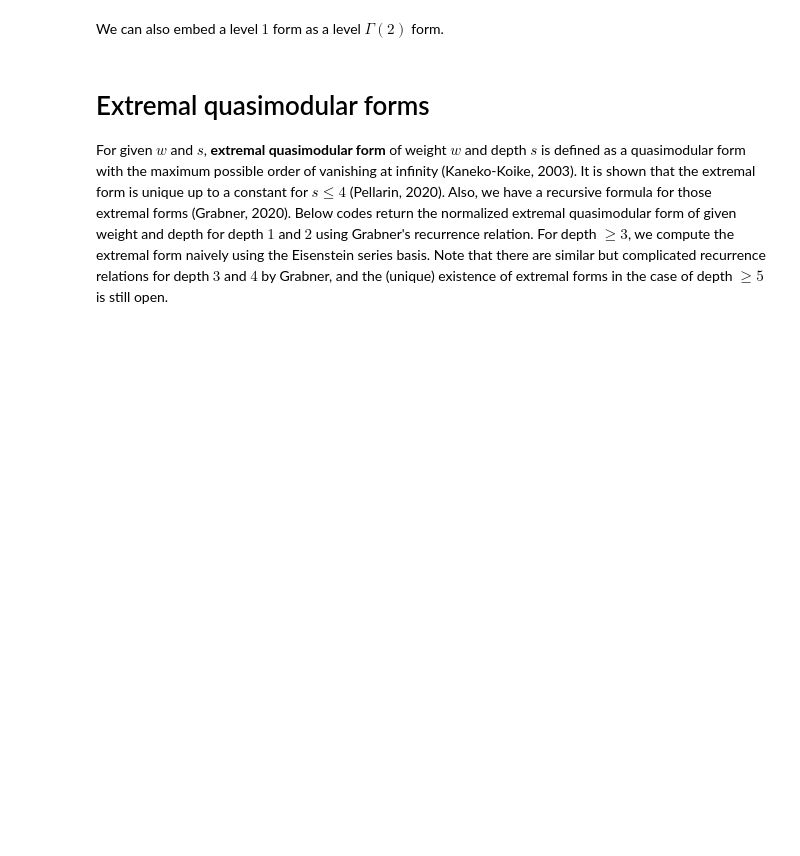
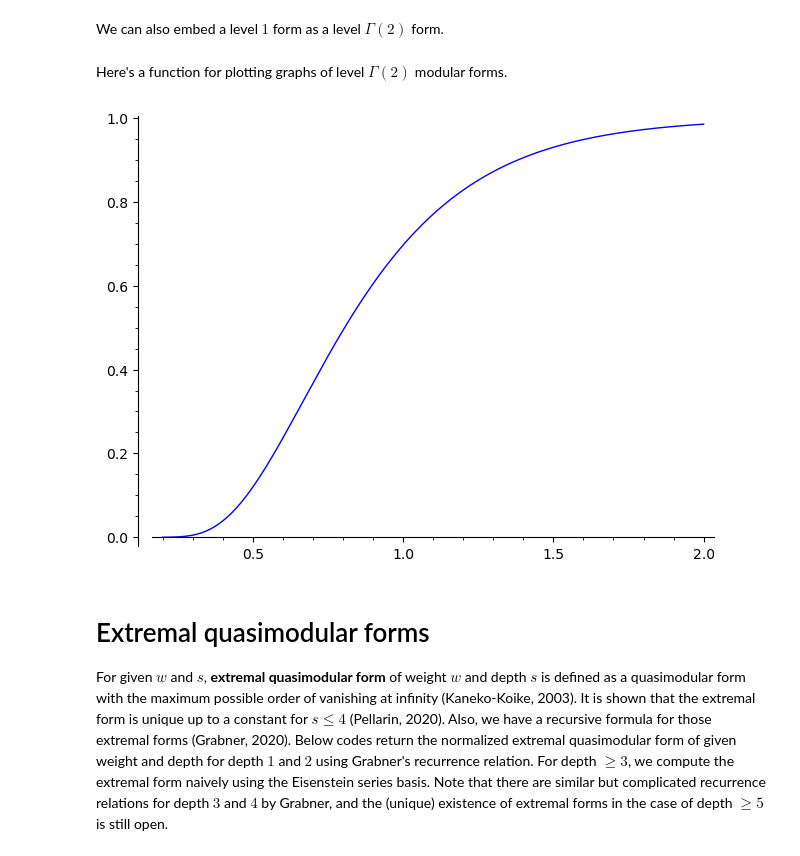
Before and after one commit to seewoo5/posqmf, a Jupyter notebook: positive_qmf.ipynb, the cells around one changed output. Saved outputs shown, nothing was run; the diff lists cells and outputs as text; code cells hidden in the pictures; blank space fills up the shorter version.

```diff
--- a/positive_qmf.ipynb
+++ b/positive_qmf.ipynb
@@ -385,6 +385,8 @@ def l1_to_l2(qm):
 assert l1_to_l2(E2) == E2_
 assert l1_to_l2(E4) == E4_
 assert l1_to_l2(E6) == E6_
+# %% [markdown]
+Here's a function for plotting graphs of level $\Gamma(2)$ modular forms.
 # %%
 def qm2_to_func(qm, prec=100):
     qser = qm2_q_series(qm, prec=prec)
@@ -416,3 +399,7 @@ def m2_T_action(m):
+# %%
+plot(qm2_to_func(H4), (t, 0.2, 2.0))
+# %% [output]
+[figure, added]
 # %% [markdown]
 # Extremal quasimodular forms
 
```
Also changed, not shown: parts of 17 cells of this notebook.
